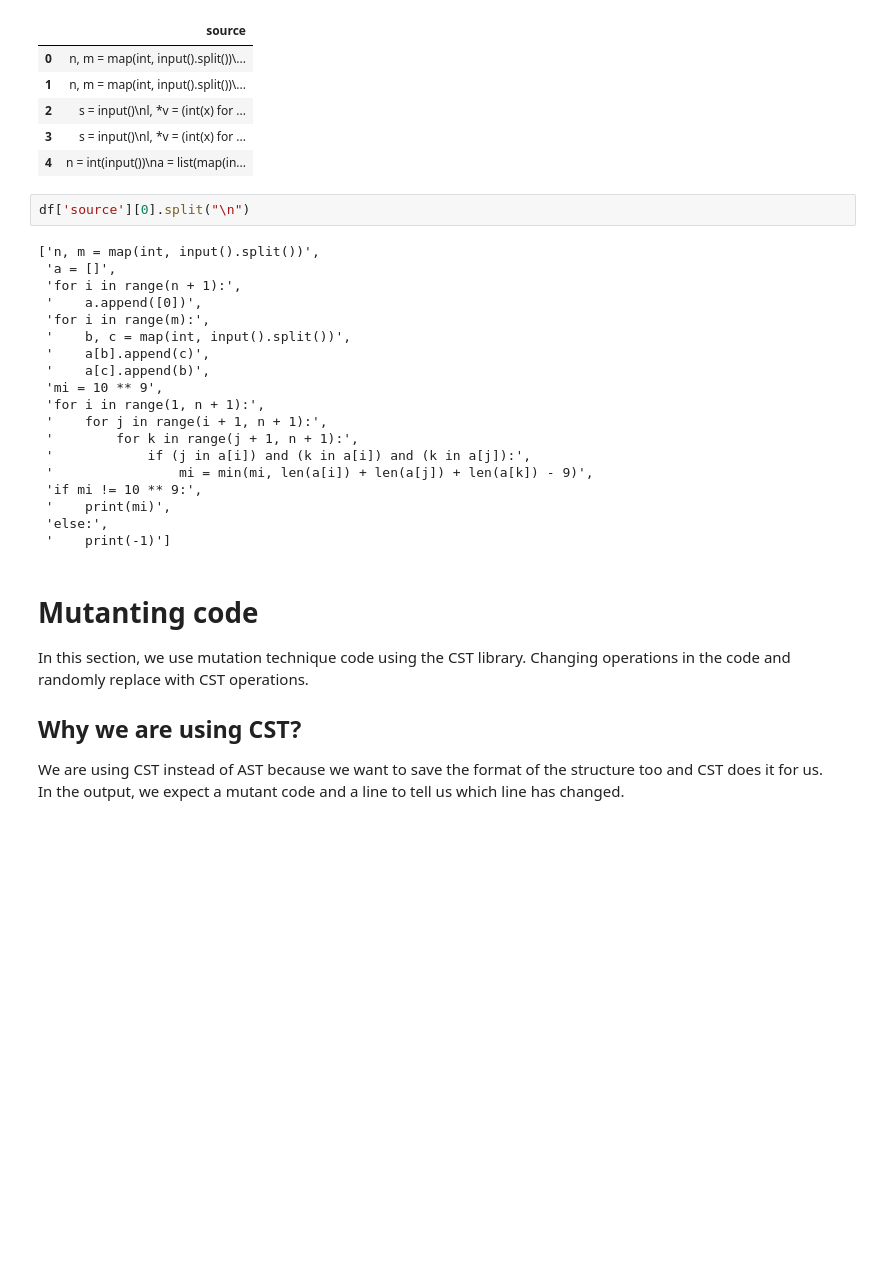
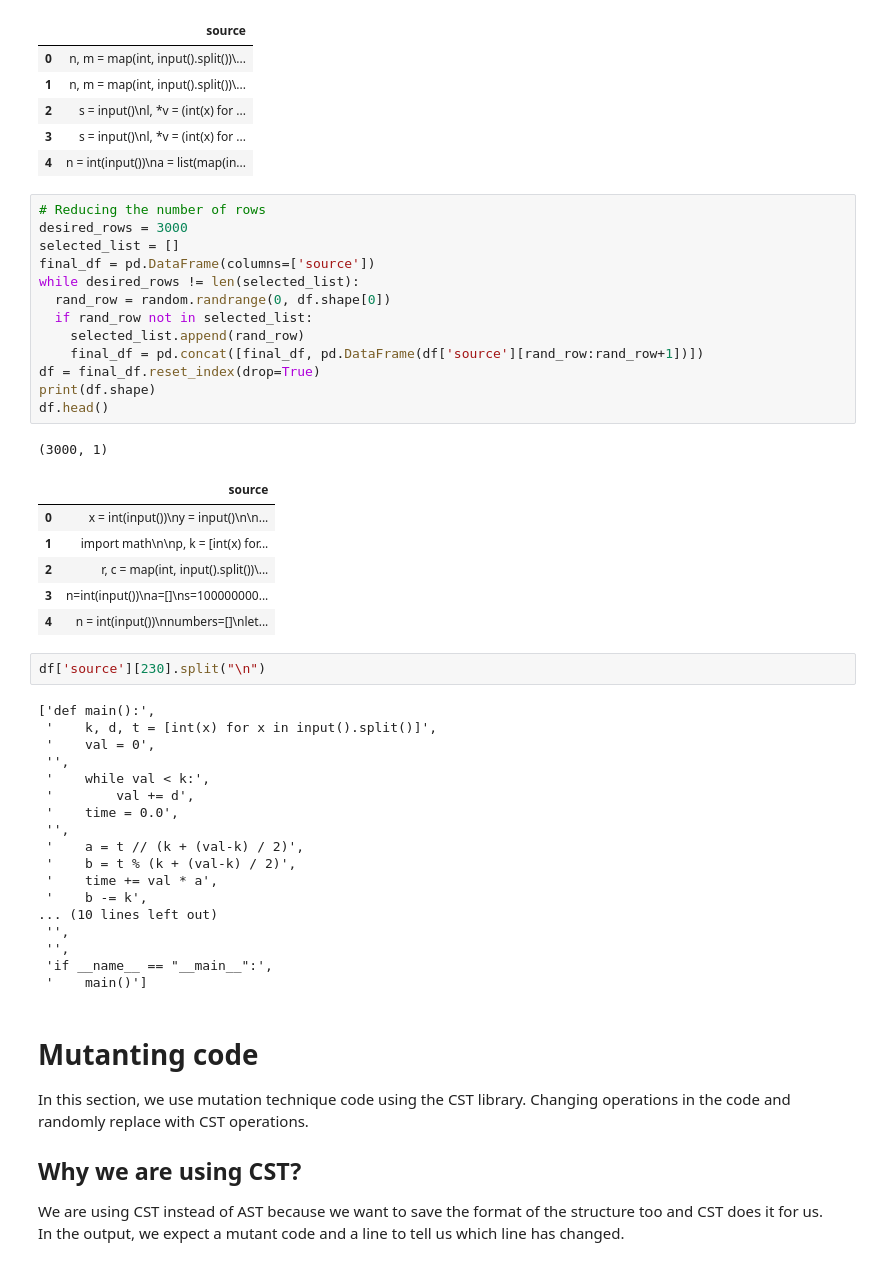
Before and after one commit to navidadkhah/Advanced-Bug-Detection-and-Fixing-Using-Fine-Tuned-LLM, a Jupyter notebook: Dataset/Create_dataset.ipynb, the cells around one changed output. Saved outputs shown, nothing was run; the diff lists cells and outputs as text; blank space fills up the shorter version.

Commit message:
Reduce the number of rows

```diff
--- a/Dataset/Create_dataset.ipynb
+++ b/Dataset/Create_dataset.ipynb
@@ -81,27 +81,47 @@ df.head()
 | 2 | s = input()\nl, *v = (int(x) for ... |
 | 3 | s = input()\nl, *v = (int(x) for ... |
 | 4 | n = int(input())\na = list(map(in... |
+# %%
+# Reducing the number of rows
+desired_rows = 3000
+selected_list = []
+final_df = pd.DataFrame(columns=['source'])
+while desired_rows != len(selected_list):
+  rand_row = random.randrange(0, df.shape[0])
+  if rand_row not in selected_list:
+    selected_list.append(rand_row)
+    final_df = pd.concat([final_df, pd.DataFrame(df['source'][rand_row:rand_row+1])])
+df = final_df.reset_index(drop=True)
+print(df.shape)
+df.head()
+# %% [output]
+(3000, 1)
+|  | source |
+| 0 | x = int(input())\ny = input()\n\n... |
+| 1 | import math\n\np, k = [int(x) for... |
+| 2 | r, c = map(int, input().split())\... |
+| 3 | n=int(input())\na=[]\ns=100000000... |
+| 4 | n = int(input())\nnumbers=[]\nlet... |
 # %%
-df['source'][0].split("\n")
+df['source'][230].split("\n")
 # %% [output]
-['n, m = map(int, input().split())',
- 'a = []',
- 'for i in range(n + 1):',
- '    a.append([0])',
- 'for i in range(m):',
- '    b, c = map(int, input().split())',
- '    a[b].append(c)',
- '    a[c].append(b)',
- 'mi = 10 ** 9',
- 'for i in range(1, n + 1):',
- '    for j in range(i + 1, n + 1):',
- '        for k in range(j + 1, n + 1):',
- '            if (j in a[i]) and (k in a[i]) and (k in a[j]):',
- '                mi = min(mi, len(a[i]) + len(a[j]) + len(a[k]) - 9)',
- 'if mi != 10 ** 9:',
- '    print(mi)',
- 'else:',
- '    print(-1)']
+['def main():',
+ '    k, d, t = [int(x) for x in input().split()]',
+ '    val = 0',
+ '',
+ '    while val < k:',
+ '        val += d',
+ '    time = 0.0',
+ '',
+ '    a = t // (k + (val-k) / 2)',
+ '    b = t % (k + (val-k) / 2)',
+ '    time += val * a',
+ '    b -= k',
+... (10 lines left out)
+ '',
+ '',
+ 'if __name__ == "__main__":',
+ '    main()']
 # %% [markdown]
 # Mutanting code
 In this section, we use mutation technique code using the CST library. Changing operations in the code and randomly replace with CST operations.
```
